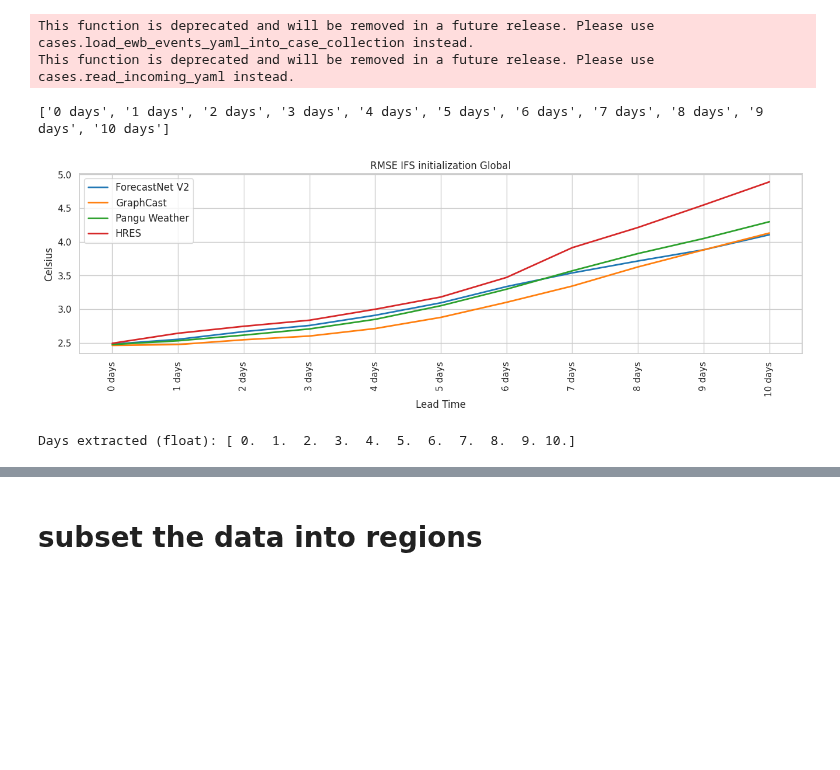
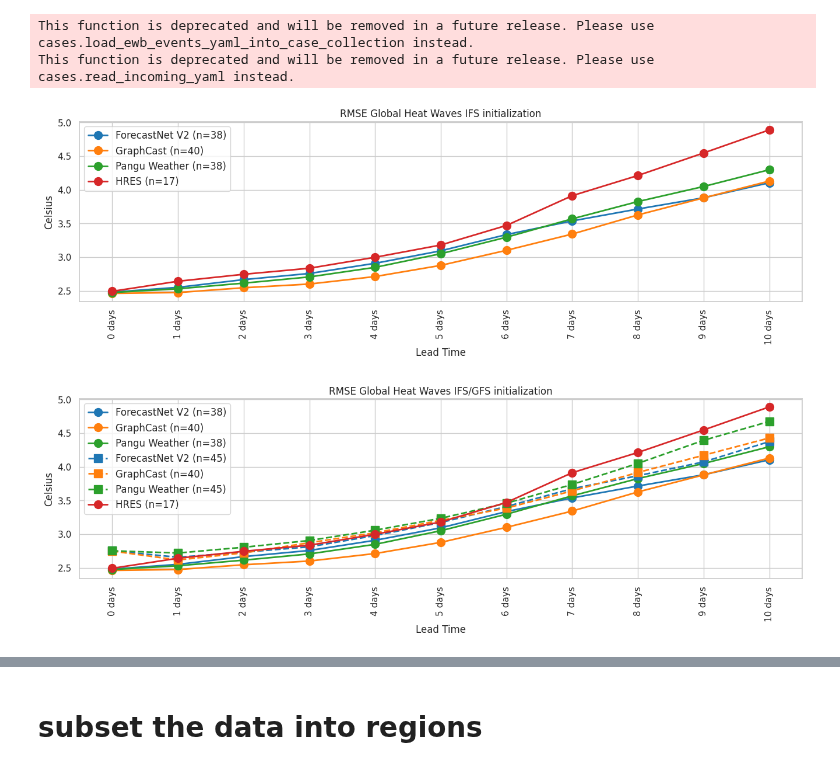
Before and after one commit to brightbandtech/ExtremeWeatherBench, a Jupyter notebook: docs/notebooks/heat_figures_refactor.ipynb, the cells around one changed output, grey strips where cells are left out. Cells and saved outputs as stored; diff of their text form; code cells hidden in the pictures; blank space fills up the shorter version.

Commit message:
refactor done for all the global graphs

```diff
--- a/docs/notebooks/heat_figures_refactor.ipynb
+++ b/docs/notebooks/heat_figures_refactor.ipynb
@@ -259,7 +259,7 @@ gc_results = pd.read_pickle(basepath + 'docs/notebooks/figs/gc_heat_results.pkl'
 # %%
 fourv2_results
 # %%
-def subset_results_to_xarray(results_df, forecast_source, target_source, metric, forecast_hour=None):
+def subset_results_to_xarray(results_df, forecast_source, target_source, metric, init_time=None):
     """
     takes in one of the overall results tables and returns a multi-dimensional xarray for easier plotting
     """
@@ -267,10 +267,10 @@ def subset_results_to_xarray(results_df, forecast_source, target_source, metric,
     subset = results_df[(results_df['forecast_source']==forecast_source) & (results_df['target_source']==target_source) & (results_df['metric'] == metric)]
     subset = subset.astype({'lead_time':'timedelta64[ns]'})
 
-    if (forecast_hour == 'zeroz'):
+    if (init_time == 'zeroz'):
         # convert to a timedelta object so we can grab zeroz
         subset = subset[subset['lead_time'].dt.seconds % 86400 == 0]
-    elif (forecast_hour == 'twelvez'):
+    elif (init_time == 'twelvez'):
         subset = subset[subset['lead_time'].dt.seconds % 86400 == 43200]
 
     # prepare for xarray conversion
@@ -286,7 +286,8 @@ def plot_results_by_metric(data, title, filename=None):
 
     for model in data:
         my_mean = model['values']['value'].mean('case_id_number')
-        plt.plot(my_mean, color=model['color'], linewidth=2, label=model['label_str'])
+        my_n = len(np.unique(model['values']['case_id_number'].values))
+        plt.plot(my_mean, color=model['color'], linewidth=2, label=f"{model['label_str']} (n={my_n})", linestyle=model['linestyle'], marker=model['marker'], markersize=10)
 
     xtick_str = [f"{int(my_time/ np.timedelta64(1, 'D')):d} days" for my_time in model['values']['lead_time'].values]
     ax.set_xticks(rotation=90, labels=xtick_str, ticks=np.arange(0, len(model['values']['lead_time']), 1))
@@ -299,28 +300,41 @@ def plot_results_by_metric(data, title, filename=None):
     if (filename is not None):
         plt.savefig(filename, bbox_inches='tight', dpi=300)
 # %%
-fourv2_ifs_plot = {'forecast_source':'CIRA FOURv2 IFS', 'label_str': 'ForecastNet V2', 'color': fourv2_color}
-gc_ifs_plot = {'forecast_source':'CIRA GC IFS', 'label_str': 'GraphCast', 'color': gc_color}
-pangu_ifs_plot = {'forecast_source':'CIRA PANG IFS', 'label_str': 'Pangu Weather', 'color': pangu_color}
-hres_plot = {'forecast_source':'ECMWF HRES', 'label_str': 'HRES', 'color': hres_color}
+# plot the results for one metric for the three AI models versus HRES
+fourv2_ifs_plot = {'forecast_source':'CIRA FOURv2 IFS', 'label_str': 'ForecastNet V2', 'color': fourv2_color, 'linestyle':'-', 'marker':'o'}
+gc_ifs_plot = {'forecast_source':'CIRA GC IFS', 'label_str': 'GraphCast', 'color': gc_color, 'linestyle':'-', 'marker':'o'}
+pangu_ifs_plot = {'forecast_source':'CIRA PANG IFS', 'label_str': 'Pangu Weather', 'color': pangu_color, 'linestyle':'-', 'marker':'o'}
+hres_plot = {'forecast_source':'ECMWF HRES', 'label_str': 'HRES', 'color': hres_color, 'linestyle':'-', 'marker':'o'}
 
 fourv2_ifs_plot['values'] = subset_results_to_xarray(results_df=fourv2_results, forecast_source=fourv2_ifs_plot['forecast_source'],
-                                                     target_source='GHCN', metric='rmse', forecast_hour='zeroz')
+                                                     target_source='GHCN', metric='rmse', init_time='zeroz')
 gc_ifs_plot['values'] = subset_results_to_xarray(results_df=gc_results, forecast_source=gc_ifs_plot['forecast_source'],
-                                                 target_source='GHCN', metric='rmse', forecast_hour='zeroz')
+                                                 target_source='GHCN', metric='rmse', init_time='zeroz')
 pangu_ifs_plot['values'] = subset_results_to_xarray(results_df=pang_results, forecast_source=pangu_ifs_plot['forecast_source'],
-                                           target_source='GHCN', metric='rmse', forecast_hour='zeroz')
+                                           target_source='GHCN', metric='rmse', init_time='zeroz')
 hres_plot['values'] = subset_results_to_xarray(results_df=hres_results, forecast_source=hres_plot['forecast_source'],
-                                    target_source='GHCN', metric='rmse', forecast_hour='zeroz')
+                                    target_source='GHCN', metric='rmse', init_time='zeroz')
 
 
-plot_results_by_metric(data=[fourv2_ifs_plot, gc_ifs_plot, pangu_ifs_plot, hres_plot], title='RMSE IFS initialization Global')
+plot_results_by_metric(data=[fourv2_ifs_plot, gc_ifs_plot, pangu_ifs_plot, hres_plot], title='RMSE Global Heat Waves IFS initialization')
 # %% [output]
-['0 days', '1 days', '2 days', '3 days', '4 days', '5 days', '6 days', '7 days', '8 days', '9 days', '10 days']
-[figure, old version]
+[figure, new version]
-# %%
-days = hres_plot['values']['lead_time'].values / np.timedelta64(1, 'D')
-print(f"Days extracted (float): {days}")
-# %% [output]
-Days extracted (float): [ 0.  1.  2.  3.  4.  5.  6.  7.  8.  9. 10.]
+# %%
+# compare IFS/GFS
+fourv2_gfs_plot = {'forecast_source':'CIRA FOURv2 GFS', 'label_str': 'ForecastNet V2', 'color': fourv2_color, 'linestyle':'--', 'marker':'s'}
+gc_gfs_plot = {'forecast_source':'CIRA GC GFS', 'label_str': 'GraphCast', 'color': gc_color, 'linestyle':'--', 'marker':'s'}
+pangu_gfs_plot = {'forecast_source':'CIRA PANG GFS', 'label_str': 'Pangu Weather', 'color': pangu_color, 'linestyle':'--', 'marker':'s'}
+
+fourv2_gfs_plot['values'] = subset_results_to_xarray(results_df=fourv2_results, forecast_source=fourv2_gfs_plot['forecast_source'],
+                                                     target_source='GHCN', metric='rmse', init_time='zeroz')
+gc_gfs_plot['values'] = subset_results_to_xarray(results_df=gc_results, forecast_source=gc_gfs_plot['forecast_source'],
+                                                 target_source='GHCN', metric='rmse', init_time='zeroz')
+pangu_gfs_plot['values'] = subset_results_to_xarray(results_df=pang_results, forecast_source=pangu_gfs_plot['forecast_source'],
+                                           target_source='GHCN', metric='rmse', init_time='zeroz')
+
+plot_data = [fourv2_ifs_plot, gc_ifs_plot, pangu_ifs_plot, fourv2_gfs_plot, gc_gfs_plot, pangu_gfs_plot, hres_plot]
+
+plot_results_by_metric(data=plot_data, title='RMSE Global Heat Waves IFS/GFS initialization')
+# %% [output]
+[figure, added]
 # %%
```
Also changed, not shown: parts of 2 cells of this notebook.
